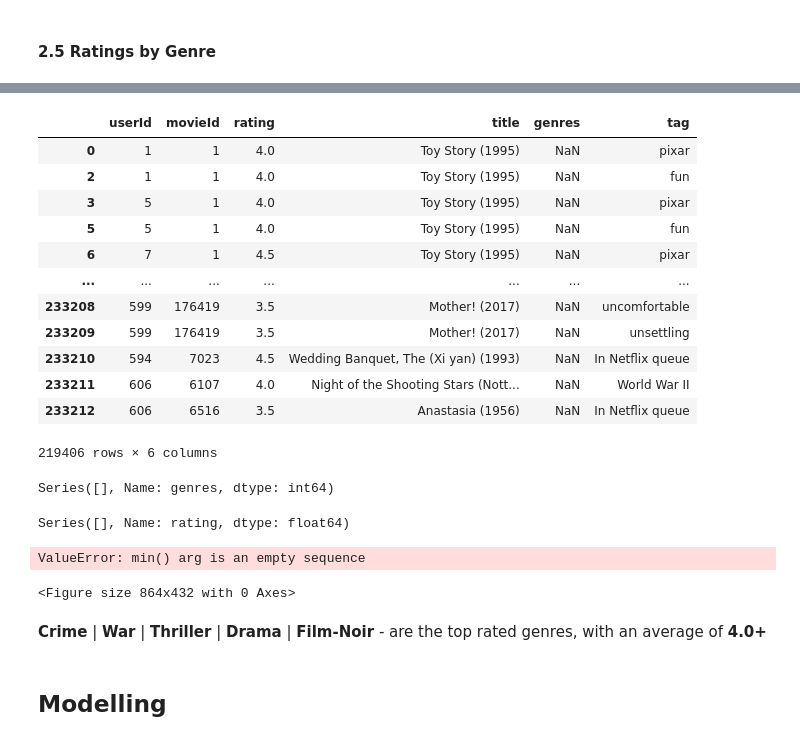
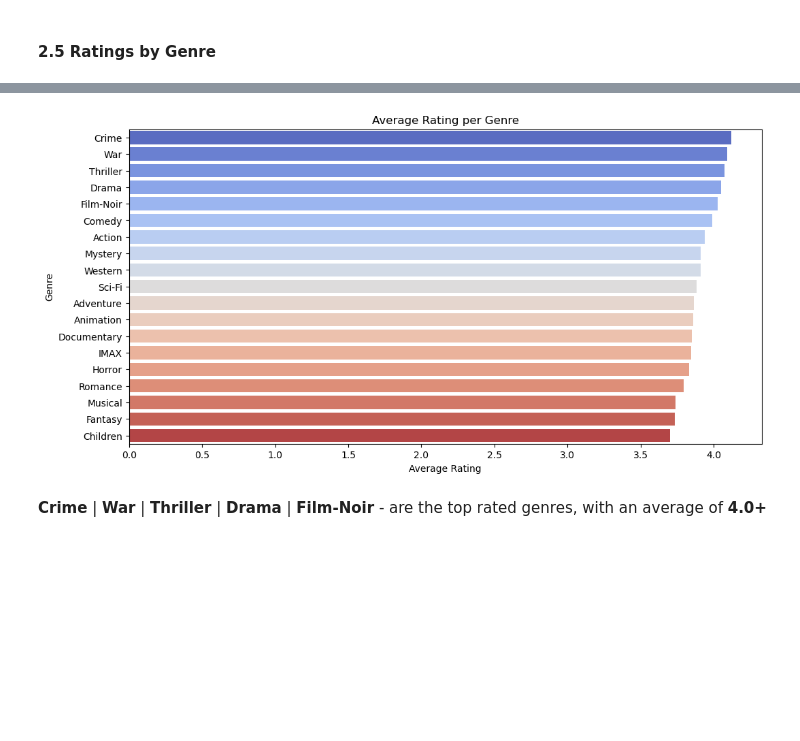
Before and after one commit to am-eric/Movie-recommendation-system, a Jupyter notebook: analysis.ipynb, the cells around one changed output, grey strips where cells are left out. Cells and saved outputs as stored; diff of their text form; code cells hidden in the pictures; blank space fills up the shorter version.

```diff
--- a/analysis.ipynb
+++ b/analysis.ipynb
@@ -471,42 +461,18 @@ Name: genres, Length: 219406, dtype: float64
-# %%
-genres_exploded = genre.explode('genres')
-genres_exploded
-# %% [output]
-|  | userId | movieId | rating | title | genres | tag |
-| 0 | 1 | 1 | 4.0 | Toy Story (1995) | NaN | pixar |
-| 2 | 1 | 1 | 4.0 | Toy Story (1995) | NaN | fun |
-| 3 | 5 | 1 | 4.0 | Toy Story (1995) | NaN | pixar |
-| 5 | 5 | 1 | 4.0 | Toy Story (1995) | NaN | fun |
-| 6 | 7 | 1 | 4.5 | Toy Story (1995) | NaN | pixar |
-| ... | ... | ... | ... | ... | ... | ... |
-| 233208 | 599 | 176419 | 3.5 | Mother! (2017) | NaN | uncomfortable |
-| 233209 | 599 | 176419 | 3.5 | Mother! (2017) | NaN | unsettling |
-| 233210 | 594 | 7023 | 4.5 | Wedding Banquet, The (Xi yan) (1993) | NaN | In Netflix queue |
-| 233211 | 606 | 6107 | 4.0 | Night of the Shooting Stars (Nott... | NaN | World War II |
-| 233212 | 606 | 6516 | 3.5 | Anastasia (1956) | NaN | In Netflix queue |
-219406 rows × 6 columns
-# %%
-genres_exploded['genres'].value_counts()
-# %% [output]
-Series([], Name: genres, dtype: int64)
-# %%
-# Average rating per genre
-avg_rating_per_genre = genres_exploded.groupby('genres')['rating'].mean().sort_values(ascending=False)
-avg_rating_per_genre
-# %% [output]
-Series([], Name: rating, dtype: float64)
 # %%
+# Split genres and explode them into individual rows
+genres_exploded = merged_df.explode('genres')
+
+# Average rating per genre
+avg_rating_per_genre = genres_exploded.groupby('genres')['rating'].mean().sort_values(ascending=False)
+
 # Plot the average rating per genre
 plt.figure(figsize=(12, 6))
 sns.barplot(x=avg_rating_per_genre.values[1:], y=avg_rating_per_genre.index[1:], palette='coolwarm')
 plt.title("Average Rating per Genre")
 plt.xlabel("Average Rating")
 plt.ylabel("Genre")
 plt.show()
 # %% [output]
-ValueError: min() arg is an empty sequence
-<Figure size 864x432 with 0 Axes>
+[figure, added]
 # %% [markdown]
 **Crime**  |  **War** | **Thriller** | **Drama** | **Film-Noir**  - are the top rated genres, with an average of **4.0+**
-# %% [markdown]
-## Modelling
```
Also changed, not shown: parts of 75 cells of this notebook.
